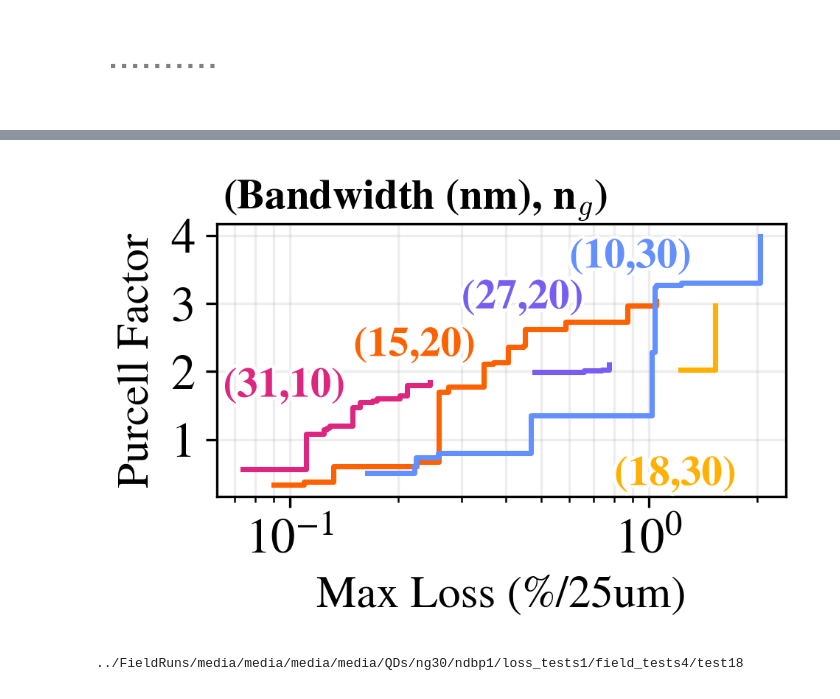
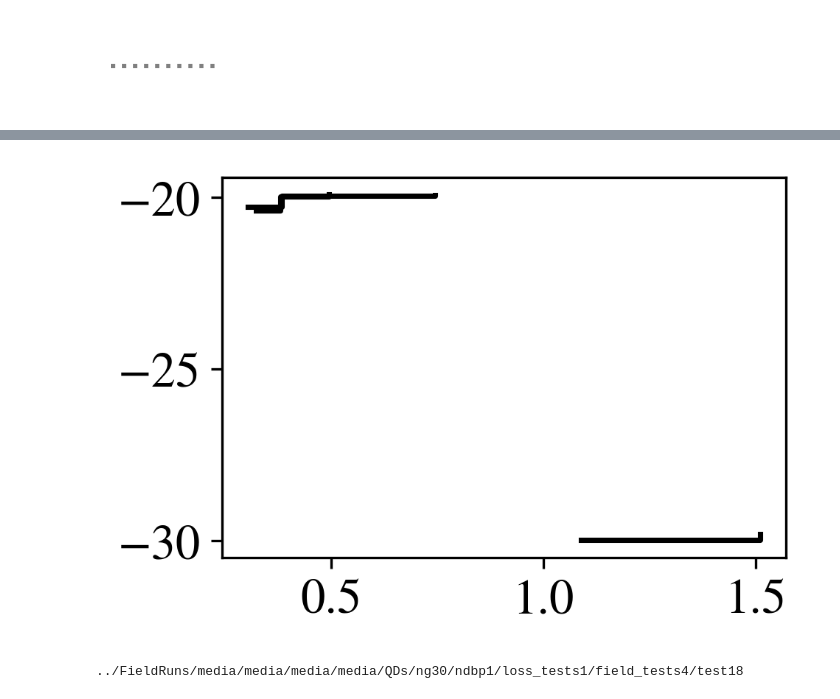
Before and after one commit to DominicJThompson/optGME, a Jupyter notebook: paper2/plots/diagramsV2.ipynb, the cells around one changed output, grey strips where cells are left out. Cells and saved outputs as stored; diff of their text form; code cells hidden in the pictures.

```diff
--- a/paper2/plots/diagramsV2.ipynb
+++ b/paper2/plots/diagramsV2.ipynb
@@ -2530,18 +2530,19 @@ line_metadata = [
                  ('ng10','ndbp2',cs['y'],'10','0.35',220,0.0175),
                  ('ng20','ndbp3',cs['o'],'20','0.425',1000,0.275),]
 
-line_metadata = [
-                 ('ng30','ndbp4','k','30','0.275',500,0.0075),
-                 ('ng30','ndbp2',cs['p'],'30','0.35',spacing[1]+30,0.6),
-                 ('ng30','ndbp3',cs['m'],'30','0.425',7000,0.6),
-                 ('ng10','ndbp4','lightgray','10','0.35',220,0.0175),
-                 ('ng20','ndbp4','darkgray','20','0.425',1000,0.275),]
+# line_metadata = [
+#                  ('ng30','ndbp4','k','30','0.275',500,0.0075),
+#                  ('ng30','ndbp2',cs['p'],'30','0.35',spacing[1]+30,0.6),
+#                  ('ng30','ndbp3',cs['m'],'30','0.425',7000,0.6),
+#                  ('ng10','ndbp4','lightgray','10','0.35',220,0.0175),
+#                  ('ng20','ndbp4','darkgray','20','0.425',1000,0.275),]
 
 for idx, line in enumerate(line_metadata):
     mask = (
         (np_array["ng"] == line[0])
         & (np_array["ndbp"] == line[1])
-        & (np_array["true_cost"] < TRUE_COST_THRESHOLD)
+        & (np_array["true_cost"] < TRUE_COST_THRESHOLD) &
+        (np.abs(np_array["mean_ng"]-np.array([int(n[-2:]) for n in np_array["ng"]])) < 2)
     )
     sub = np_array[mask]
 
@@ -2785,7 +2786,8 @@ plt.show()
 # %% [output]
 [figure]
 # %%
-ROOT = "../FieldRuns/media/media/media/media/QDs"   # change if needed
+#ROOT = "../FieldRuns/media/media/media/media/QDs"   # change if needed
+ROOT = "../FieldRuns/media/media/media/QDs_yDipole"
 
 # Fields to extract
 FIELDS = [
@@ -2888,6 +2890,8 @@ TRUE_COST_THRESHOLD = 1
 
 ng_values = np.unique(np_array["ng"])
 ndbp_unique = np.unique(np_array["ndbp"])[:-1]
+print(ng_values)
+print(ndbp_unique)
 
 # Make a unique set of (ndbp, ng) pairs to plot
 pair_labels = []
@@ -2895,18 +2899,19 @@ for ndbp in ndbp_unique:
     for ng in ng_values:
         pair_labels.append((ndbp, ng))
 n_pairs = len(pair_labels)
+print(pair_labels)
 
 fig, ax = plt.subplots(figsize=(3.5,2.5), dpi=300)
 
 # Set up the line parameters and add coordinates for text placement
 # Coordinates are in data-space (x,y)
-line_params = {
-    ('ndbp0','ng10'): {'color':cs['m'],'BW':int(.2/10*1550),'xy':(0.065, 1.5)},
-    ('ndbp0','ng20'): {'color':cs['o'],'BW':int(.2/20*1550),'xy':(0.15, 2.1)},
-    ('ndbp0','ng30'): {'color':cs['b'],'BW':int(.2/30*1550),'xy':(0.6, 3.4)},
-    ('ndbp1','ng20'): {'color':cs['p'],'BW':int(.35/20*1550),'xy':(0.3, 2.8)},
-    ('ndbp1','ng30'): {'color':cs['y'],'BW':int(.35/30*1550),'xy':(.8, 0.2)},
-}
+# line_params = {
+#     ('ndbp0','ng10'): {'color':cs['m'],'BW':int(.2/10*1550),'xy':(0.065, 1.5)},
+#     ('ndbp0','ng20'): {'color':cs['o'],'BW':int(.2/20*1550),'xy':(0.15, 2.1)},
+#     ('ndbp0','ng30'): {'color':cs['b'],'BW':int(.2/30*1550),'xy':(0.6, 3.4)},
+#     ('ndbp1','ng20'): {'color':cs['p'],'BW':int(.35/20*1550),'xy':(0.3, 2.8)},
+#     ('ndbp1','ng30'): {'color':cs['y'],'BW':int(.35/30*1550),'xy':(.8, 0.2)},
+# }
 
 # Gather all frontier points across all (ndbp, ng) for saving
 all_frontier_points = []
@@ -2919,12 +2924,13 @@ for pidx, (ndbp, ng) in enumerate(pair_labels):
     if ndbp == 'ndbp1' and ng == 'ng10':
         continue
     # Use the already-defined `cs` dictionary for colors
-    color = line_params[(ndbp, ng)]['color']
-    xy_label = line_params[(ndbp, ng)].get('xy', None)
+    color = 'k'#line_params[(ndbp, ng)]['color']
+    xy_label = 'a'#line_params[(ndbp, ng)].get('xy', None)
     mask = (
         (np_array["ndbp"] == ndbp) &
         (np_array["ng"] == ng) &
-        (np_array["true_cost"] < TRUE_COST_THRESHOLD)
+        (np_array["true_cost"] < TRUE_COST_THRESHOLD) &
+        (np.abs(np_array["mean_ng"]-int(ng[-2:])) < 2)
     )
     sub = np_array[mask]
     if len(sub) == 0:
@@ -2936,7 +2942,9 @@ for pidx, (ndbp, ng) in enumerate(pair_labels):
     for i in range(len(sub)):
         ngV = sub["mean_ng"][i]
         x = (1-10**(-(sub["max_loss_ng2"][i] * ngV**2)/10 /1E4*25))*100 # change to per 1 mm
-        y = sub["field_result"][i] * ngV
+        print(sub["true_cost"][i])
+        print(ngV)
+        y = sub["field_result"][i] * np.abs(ngV)
         pts.append((x, y))
         paths.append(sub["file_path"][i])
 
@@ -2962,6 +2970,7 @@ for pidx, (ndbp, ng) in enumerate(pair_labels):
         })
 
     # Make step-up coordinates (constant y until next x, then y jumps)
+    print(frontier_pts)
     if len(frontier_pts) > 0:
         f_x, f_y = zip(*frontier_pts)
         step_x = []
@@ -2980,7 +2989,7 @@ for pidx, (ndbp, ng) in enumerate(pair_labels):
         step_x_plot = step_x
         step_y_plot = step_y
         # Prepare descriptive label for this curve
-        label_str = f"({line_params[(ndbp, ng)]['BW']},{ng[-2:]})"
+        label_str = "f"#f"({line_params[(ndbp, ng)]['BW']},{ng[-2:]})"
         ax.plot(
             step_x_plot, step_y_plot,
             color=color,
@@ -2989,28 +2998,28 @@ for pidx, (ndbp, ng) in enumerate(pair_labels):
             zorder=4,
             drawstyle="default",
         )
-        # Place the label on the plot at the user-specified coordinates
-        if xy_label is not None:
-            # Add outline for text visibility
-            ax.text(xy_label[0], xy_label[1], label_str,
-                    color=color,
-                    fontsize=13*TEXT_SCALE,
-                    va='bottom', ha='left',
-                    weight='bold',
-                    path_effects=[
-                        plt.matplotlib.patheffects.withStroke(linewidth=2.2, foreground="white")
-                    ],
-                    zorder=10)
-            label_positions_used.add(xy_label)
+        # # Place the label on the plot at the user-specified coordinates
+        # if xy_label is not None:
+        #     # Add outline for text visibility
+        #     ax.text(xy_label[0], xy_label[1], label_str,
+        #             color=color,
+        #             fontsize=13*TEXT_SCALE,
+        #             va='bottom', ha='left',
+        #             weight='bold',
+        #             path_effects=[
+        #                 plt.matplotlib.patheffects.withStroke(linewidth=2.2, foreground="white")
+        #             ],
+        #             zorder=10)
+        #     label_positions_used.add(xy_label)
 
 # Set grid, labels, no legend
-ax.set_xscale("log")
-ax.grid(True, alpha=0.22, which="both")
-ax.set_xlabel(r"Max Loss (%/25um)", fontsize=14*TEXT_SCALE)
-ax.set_ylabel(r"Purcell Factor", fontsize=14*TEXT_SCALE)
-ax.set_yticks([1,2,3,4])
+# ax.set_xscale("log")
+# ax.grid(True, alpha=0.22, which="both")
+# ax.set_xlabel(r"Max Loss (%/25um)", fontsize=14*TEXT_SCALE)
+# ax.set_ylabel(r"Purcell Factor", fontsize=14*TEXT_SCALE)
+# ax.set_yticks([1,2,3,4])
 
-ax.text(0.065, 4.4, r"(Bandwidth (nm), n$_g$)", fontsize=13*TEXT_SCALE, color='k',fontweight='bold')
+# ax.text(0.065, 4.4, r"(Bandwidth (nm), n$_g$)", fontsize=13*TEXT_SCALE, color='k',fontweight='bold')
 
 plt.tight_layout()
 plt.show()
@@ -3018,4 +3044,4 @@ plt.show()
-[figure, old version]
+[figure, new version]
 # %%
 print(paths[0])
 # %% [output]
```
Also changed, not shown: parts of 4 cells of this notebook, 1 other file.
